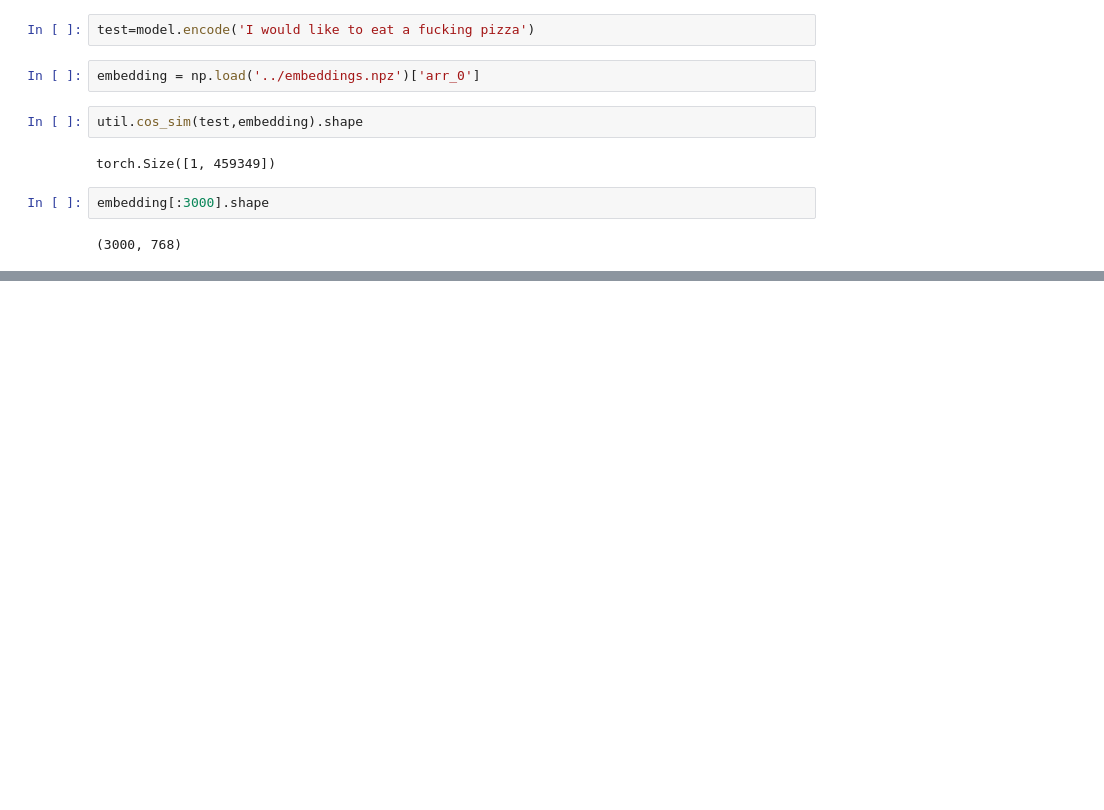
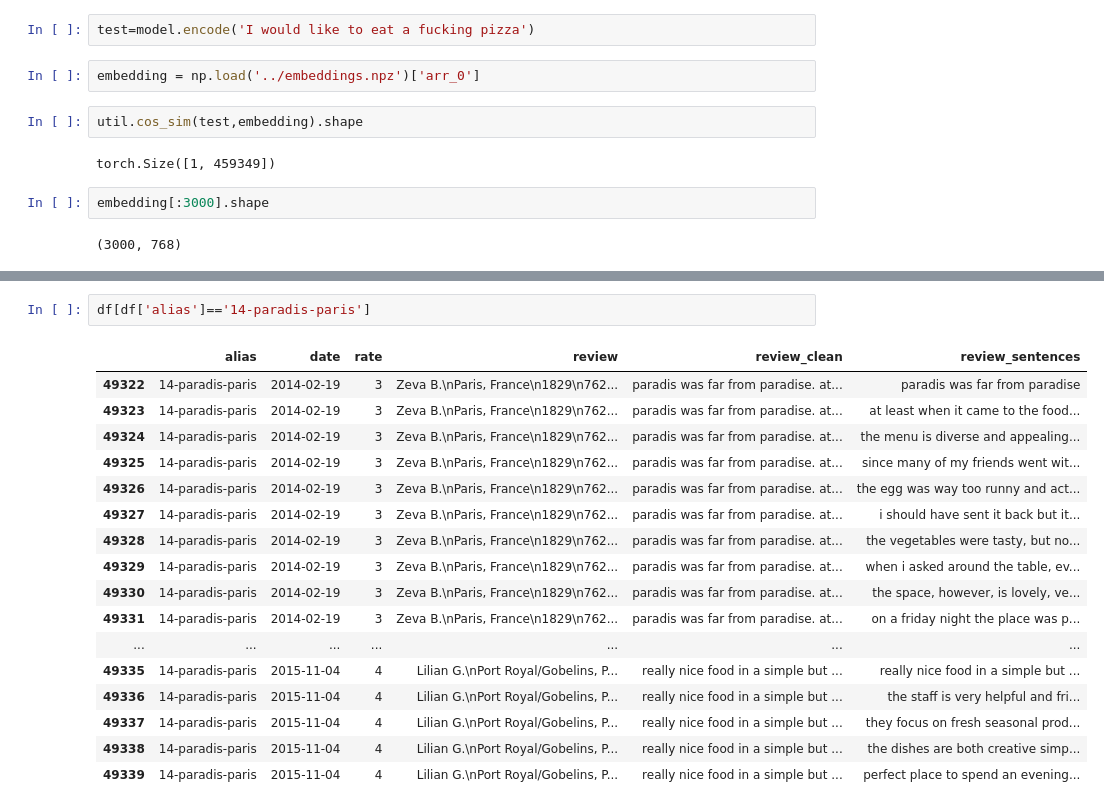
Before and after one commit to arthurcol/fobokiller, a Jupyter notebook: notebooks/extract.ipynb, the cells around one changed output, grey strips where cells are left out. Saved outputs shown, nothing was run; the diff lists cells and outputs as text; blank space fills up the shorter version.

```diff
--- a/notebooks/extract.ipynb
+++ b/notebooks/extract.ipynb
@@ -54,0 +111,20 @@ Cluster 2, #195 Elements
+# %%
+df[df['alias']=='14-paradis-paris']
+# %% [output]
+|  | alias | date | rate | review | review_clean | review_sentences |
+| 49322 | 14-paradis-paris | 2014-02-19 | 3 | Zeva B.\nParis, France\n1829\n762... | paradis was far from paradise. at... | paradis was far from paradise |
+| 49323 | 14-paradis-paris | 2014-02-19 | 3 | Zeva B.\nParis, France\n1829\n762... | paradis was far from paradise. at... | at least when it came to the food... |
+| 49324 | 14-paradis-paris | 2014-02-19 | 3 | Zeva B.\nParis, France\n1829\n762... | paradis was far from paradise. at... | the menu is diverse and appealing... |
+| 49325 | 14-paradis-paris | 2014-02-19 | 3 | Zeva B.\nParis, France\n1829\n762... | paradis was far from paradise. at... | since many of my friends went wit... |
+| 49326 | 14-paradis-paris | 2014-02-19 | 3 | Zeva B.\nParis, France\n1829\n762... | paradis was far from paradise. at... | the egg was way too runny and act... |
+| 49327 | 14-paradis-paris | 2014-02-19 | 3 | Zeva B.\nParis, France\n1829\n762... | paradis was far from paradise. at... | i should have sent it back but it... |
+| 49328 | 14-paradis-paris | 2014-02-19 | 3 | Zeva B.\nParis, France\n1829\n762... | paradis was far from paradise. at... | the vegetables were tasty, but no... |
+| 49329 | 14-paradis-paris | 2014-02-19 | 3 | Zeva B.\nParis, France\n1829\n762... | paradis was far from paradise. at... | when i asked around the table, ev... |
+| 49330 | 14-paradis-paris | 2014-02-19 | 3 | Zeva B.\nParis, France\n1829\n762... | paradis was far from paradise. at... | the space, however, is lovely, ve... |
+| 49331 | 14-paradis-paris | 2014-02-19 | 3 | Zeva B.\nParis, France\n1829\n762... | paradis was far from paradise. at... | on a friday night the place was p... |
+| ... | ... | ... | ... | ... | ... | ... |
+| 49335 | 14-paradis-paris | 2015-11-04 | 4 | Lilian G.\nPort Royal/Gobelins, P... | really nice food in a simple but ... | really nice food in a simple but ... |
+| 49336 | 14-paradis-paris | 2015-11-04 | 4 | Lilian G.\nPort Royal/Gobelins, P... | really nice food in a simple but ... | the staff is very helpful and fri... |
+| 49337 | 14-paradis-paris | 2015-11-04 | 4 | Lilian G.\nPort Royal/Gobelins, P... | really nice food in a simple but ... | they focus on fresh seasonal prod... |
+| 49338 | 14-paradis-paris | 2015-11-04 | 4 | Lilian G.\nPort Royal/Gobelins, P... | really nice food in a simple but ... | the dishes are both creative simp... |
+| 49339 | 14-paradis-paris | 2015-11-04 | 4 | Lilian G.\nPort Royal/Gobelins, P... | really nice food in a simple but ... | perfect place to spend an evening... |
```
Also changed, not shown: parts of 19 cells of this notebook, 2 other files.
